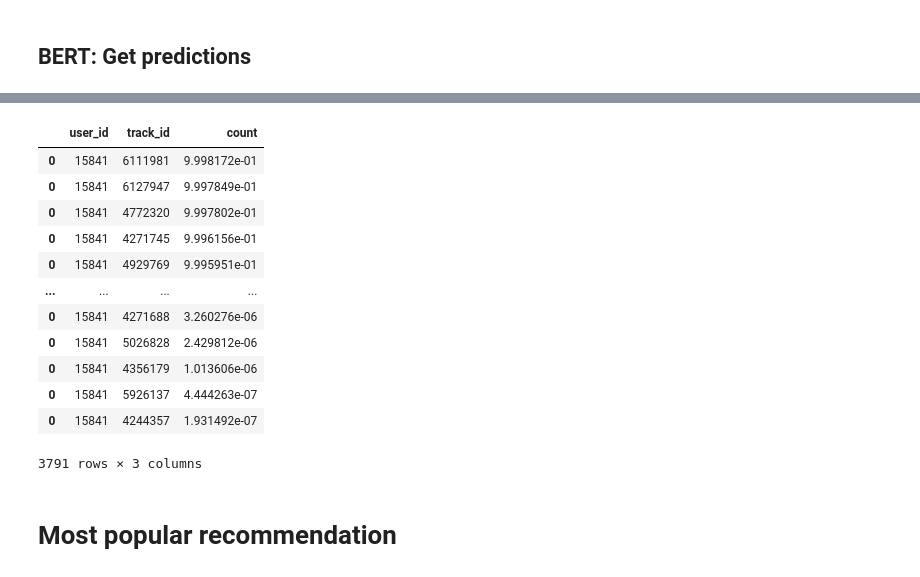
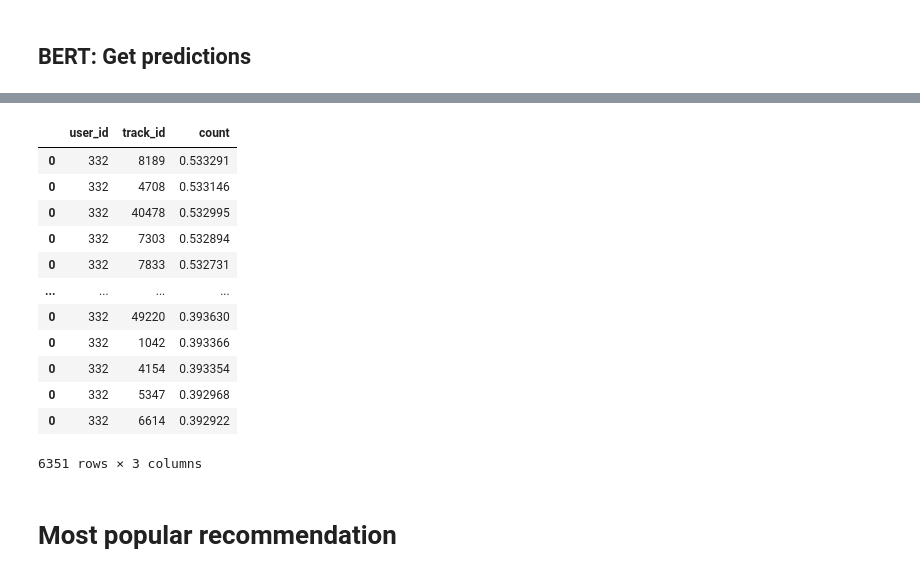
Before and after one commit to Katrin-Leberfinger/Hybrid-gender-debiased-music-recommendation, a Jupyter notebook: AI_MasterThesis_Recommendations_LFM2b.ipynb, the cells around one changed output, grey strips where cells are left out. Drawn from its saved outputs; the diff is of its cells as text; code cells hidden in the pictures.

```diff
--- a/AI_MasterThesis_Recommendations_LFM2b.ipynb
+++ b/AI_MasterThesis_Recommendations_LFM2b.ipynb
@@ -574,5 +527,5 @@ model_base = AMARBase(hidden_dense_layer_size_base, item_embeddings_size, user_e
 # %%
-# model_dir = f"./model_input_{text_col}_optim_rms_model_tiny/"
-model_dir = f"./model_input_base_optim_rms/"
+model_dir = f"./model_input_{text_col}_optim_rms_model_{MODEL_NAME}/"
+#model_dir = f"./model_input_base_optim_rms/"
 import os
-#os.makedirs(model_dir)
+os.makedirs(model_dir, exist_ok=True)
@@ -583,21 +534,21 @@ from transformers import get_linear_schedule_with_warmup
 gc.collect()
 torch.cuda.empty_cache()
 
-model = model_base.to(device)
+model = model.to(device)
 
-num_epochs=20
+num_epochs=2
 batch_size=32
 
-dataloader_train=DataLoader(dataset=dataset_train,batch_size=batch_size)
-dataloader_val=DataLoader(dataset=dataset_val,batch_size=batch_size)
+dataloader_train=DataLoader(dataset=dataset_train,batch_size=batch_size, num_workers=4)
+dataloader_val=DataLoader(dataset=dataset_val,batch_size=batch_size, num_workers=4)
 
 criterion = nn.BCELoss()
-lr = 1e-3
+lr = 2e-5#1e-3
 num_total_steps = len(dataset_train) * num_epochs
-num_warmup_steps = 100
+num_warmup_steps = 0#100
 warmup_proportion = float(num_warmup_steps) / float(num_total_steps)
-optimizer =  torch.optim.RMSprop(model.parameters(), lr= lr, alpha=0.9)
-#optimizer = torch.optim.AdamW(model.parameters(), lr=lr)#, correct_bias=False)
+#optimizer =  torch.optim.RMSprop(model.parameters(), lr= lr, alpha=0.9)
+optimizer = torch.optim.AdamW(model.parameters(), lr=lr)#, correct_bias=False)
 
 # lrlast = .001
 # lrmain = .00001
@@ -609,7 +560,11 @@ optimizer =  torch.optim.RMSprop(model.parameters(), lr= lr, alpha=0.9)
 #      {"params":model.linear1.parameters(), "lr": lrlast},
 #    ])
 
-
+lr = 1e-3
+num_total_steps = 1000
+num_warmup_steps = 100
+warmup_proportion = float(num_warmup_steps) / float(num_total_steps)
+optimizer = torch.optim.RMSprop(model.parameters(), lr= 1e-3, alpha=0.9)
 
 scheduler = get_linear_schedule_with_warmup(
    optimizer,
@@ -663,7 +618,7 @@ for e in range(num_epochs):
         loss = criterion(outputs, targets.to(device))
         optimizer.zero_grad()
         loss.backward()
-        nn.utils.clip_grad_norm_(model.parameters(), max_norm=1.0)
+        #nn.utils.clip_grad_norm_(model.parameters(), max_norm=1.0)
         optimizer.step()
         scheduler.step()
 
@@ -788,12 +725,13 @@ plt.savefig(model_dir + "loss.png")
 # %% [markdown]
 ## **BERT**: Get predictions
 # %%
-data_interaction_test = data_interaction_test.loc[data_interaction_test.user_id.isin([42104, 15841])]
+data_interaction_test = data_interaction_test.loc[data_interaction_test.user_id.isin([45, 332])]
 # %%
 batch_size= 32
 res = pd.DataFrame(columns = ['user_id', 'track_id', 'count'])
-dataset_test= LFM2bDatasetMulitpleText(data_interaction_test,tokenizer,item_text_embeddings_size,  item2pos, user2id)
-dataloader_test=DataLoader(dataset=dataset_test,batch_size=batch_size)
+dataset_test= LFM2bDataset(data_interaction_test,tokenizer,item_text_embeddings_size, text_col,  item2pos, user2id)
+#dataset_test= LFM2bDatasetMulitpleText(data_interaction_test,tokenizer,item_text_embeddings_size,  item2pos, user2id)
+dataloader_test=DataLoader(dataset=dataset_test,batch_size=batch_size, num_workers=4)
 
 #model = AMARBert( hidden_dense_layer_size_bert, item_embeddings_size, user_embeddings_size, item_text_embeddings_size, num_users, num_items)
 #model.load_state_dict(torch.load(model_dir + 'best_model.pth'))
@@ -854,19 +792,19 @@ res[(res.user_id == 42104)].sort_values('count', ascending = False)#.head(10)
 # %%
-res[res.user_id == 15841].sort_values('count', ascending = False)#.head(10)
+res[res.user_id == 332].sort_values('count', ascending = False)#.head(10)
 # %% [output]
 |  | user_id | track_id | count |
-| 0 | 15841 | 6111981 | 9.998172e-01 |
-| 0 | 15841 | 6127947 | 9.997849e-01 |
-| 0 | 15841 | 4772320 | 9.997802e-01 |
-| 0 | 15841 | 4271745 | 9.996156e-01 |
-| 0 | 15841 | 4929769 | 9.995951e-01 |
+| 0 | 332 | 8189 | 0.533291 |
+| 0 | 332 | 4708 | 0.533146 |
+| 0 | 332 | 40478 | 0.532995 |
+| 0 | 332 | 7303 | 0.532894 |
+| 0 | 332 | 7833 | 0.532731 |
 | ... | ... | ... | ... |
-| 0 | 15841 | 4271688 | 3.260276e-06 |
-| 0 | 15841 | 5026828 | 2.429812e-06 |
-| 0 | 15841 | 4356179 | 1.013606e-06 |
-| 0 | 15841 | 5926137 | 4.444263e-07 |
-| 0 | 15841 | 4244357 | 1.931492e-07 |
+| 0 | 332 | 49220 | 0.393630 |
+| 0 | 332 | 1042 | 0.393366 |
+| 0 | 332 | 4154 | 0.393354 |
+| 0 | 332 | 5347 | 0.392968 |
+| 0 | 332 | 6614 | 0.392922 |
-3791 rows × 3 columns
+6351 rows × 3 columns
 # %%
 topn=100
 results = []
```
Also changed, not shown: parts of 44 cells of this notebook.
